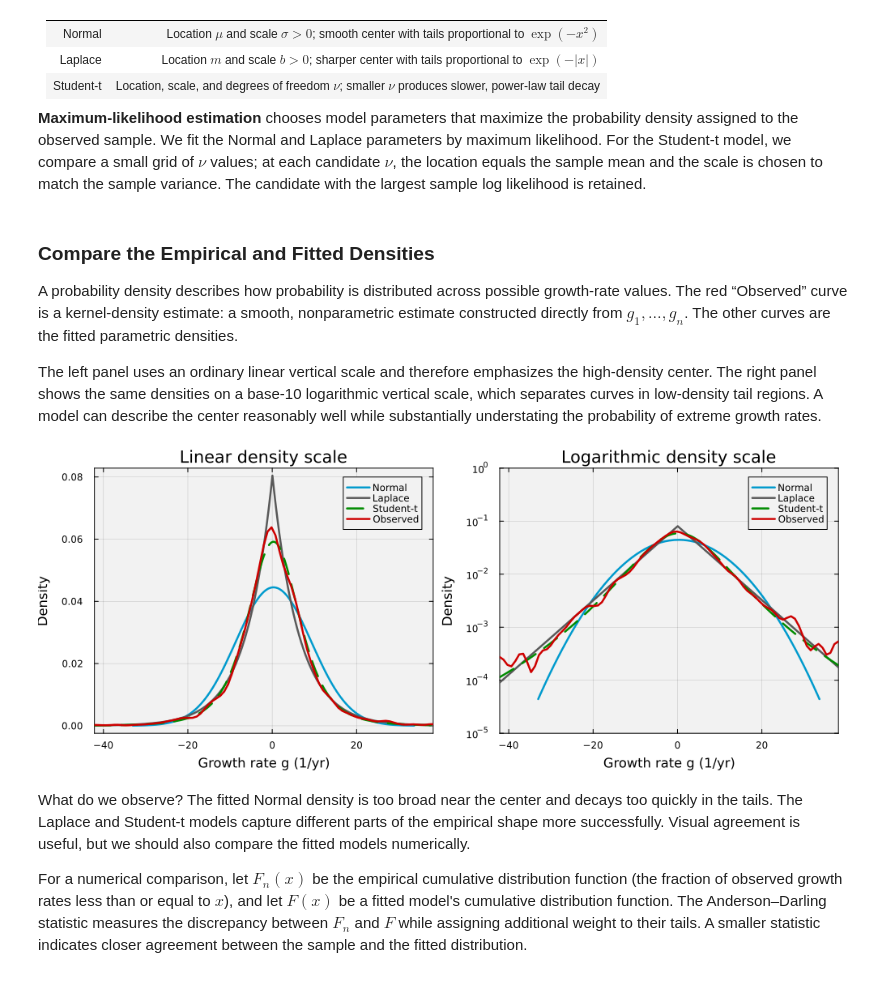
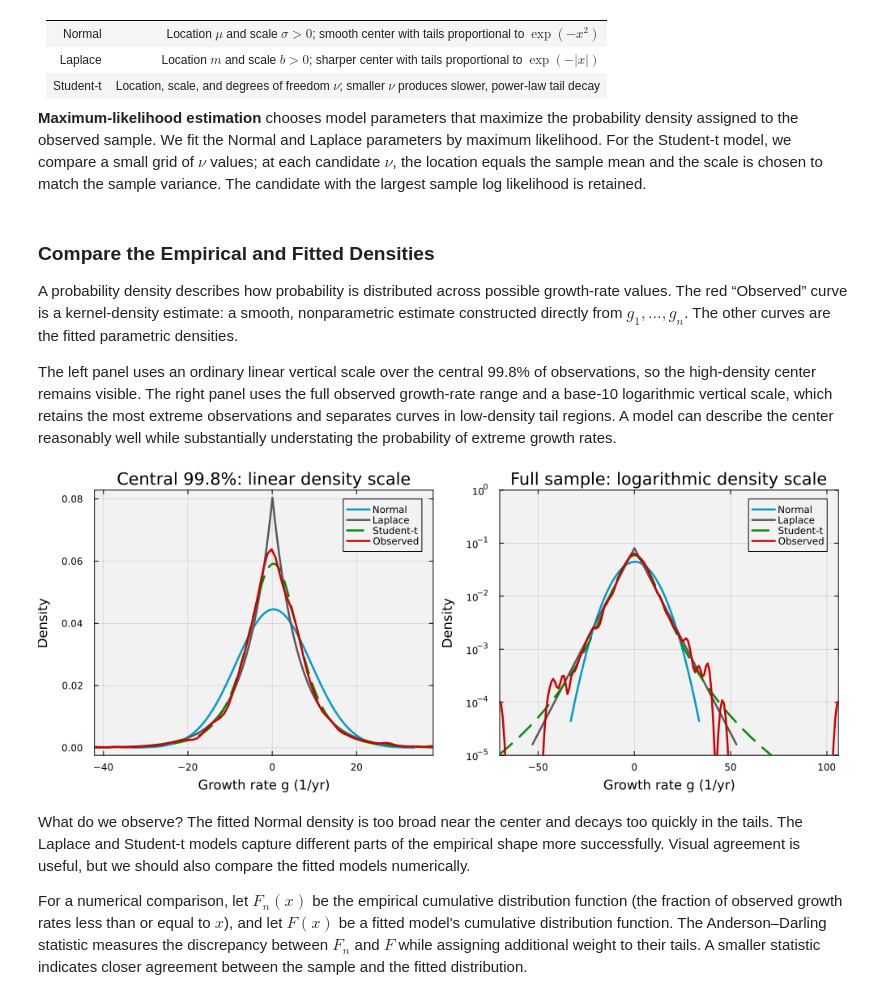
Before and after one commit to varnerlab/CHEME-5660-CourseRepository-Fall-2026, a Jupyter notebook: lectures/week-3/L3a/CHEME-5660-L3a-StylizedFacts-Example-Fall-2026.ipynb, the cells around one changed output. Saved outputs shown, nothing was run; the diff lists cells and outputs as text; code cells hidden in the pictures.

```diff
--- a/lectures/week-3/L3a/CHEME-5660-L3a-StylizedFacts-Example-Fall-2026.ipynb
+++ b/lectures/week-3/L3a/CHEME-5660-L3a-StylizedFacts-Example-Fall-2026.ipynb
@@ -212,40 +250,42 @@ student_fit = student_candidates[best_student_index];
 
 A probability density describes how probability is distributed across possible growth-rate values. The red “Observed” curve is a kernel-density estimate: a smooth, nonparametric estimate constructed directly from $g_1,\ldots,g_n$. The other curves are the fitted parametric densities.
 
-The left panel uses an ordinary linear vertical scale and therefore emphasizes the high-density center. The right panel shows the same densities on a base-10 logarithmic vertical scale, which separates curves in low-density tail regions. A model can describe the center reasonably well while substantially understating the probability of extreme growth rates.
+The left panel uses an ordinary linear vertical scale over the central 99.8% of observations, so the high-density center remains visible. The right panel uses the full observed growth-rate range and a base-10 logarithmic vertical scale, which retains the most extreme observations and separates curves in low-density tail regions. A model can describe the center reasonably well while substantially understating the probability of extreme growth rates.
 # %%
-growth_rate_limits = quantile(growth_rate, [0.001, 0.999]);
+# Use a central-range linear panel and a full-range logarithmic tail panel.
+growth_rate_central_limits = quantile(growth_rate, [0.001, 0.999]);
+growth_rate_full_limits = extrema(growth_rate);
 
 p_linear = plot(
     normal_fit;
     label="Normal", color=:deepskyblue3, linewidth=2.5,
-    xlims=(growth_rate_limits[1], growth_rate_limits[2]),
+    xlims=(growth_rate_central_limits[1], growth_rate_central_limits[2]),
     xlabel="Growth rate g (1/yr)", ylabel="Density",
-    title="Linear density scale", framestyle=:box,
+    title="Central 99.8%: linear density scale", framestyle=:box,
     background_color=:gray95, background_color_outside=:white,
     left_margin=3Plots.mm, bottom_margin=4Plots.mm,
 );
 plot!(p_linear, laplace_fit; label="Laplace", color=:gray35, linewidth=2.5);
 plot!(p_linear, student_fit; label="Student-t", color=:green4, linewidth=2.5, linestyle=:dash);
 density!(p_linear, growth_rate; label="Observed", color=:red3, linewidth=2.5);
 
 p_log = plot(
     normal_fit;
     label="Normal", color=:deepskyblue3, linewidth=2.5,
-    xlims=(growth_rate_limits[1], growth_rate_limits[2]),
+    xlims=(growth_rate_full_limits[1], growth_rate_full_limits[2]),
     ylims=(1e-5, 1e0), yscale=:log10,
     xlabel="Growth rate g (1/yr)", ylabel="Density",
-    title="Logarithmic density scale", framestyle=:box,
+    title="Full sample: logarithmic density scale", framestyle=:box,
     background_color=:gray95, background_color_outside=:white,
     left_margin=3Plots.mm, bottom_margin=4Plots.mm,
 );
 plot!(p_log, laplace_fit; label="Laplace", color=:gray35, linewidth=2.5);
 plot!(p_log, student_fit; label="Student-t", color=:green4, linewidth=2.5, linestyle=:dash);
 density!(p_log, growth_rate; label="Observed", color=:red3, linewidth=2.5);
 
 plot(p_linear, p_log; layout=(1, 2), size=(1000, 400))
 # %% [output]
-[figure, old version]
+[figure, new version]
 # %% [markdown]
 What do we observe? The fitted Normal density is too broad near the center and decays too quickly in the tails. The Laplace and Student-t models capture different parts of the empirical shape more successfully. Visual agreement is useful, but we should also compare the fitted models numerically.
 
```
Also changed, not shown: parts of 22 cells of this notebook, 6 other files.
